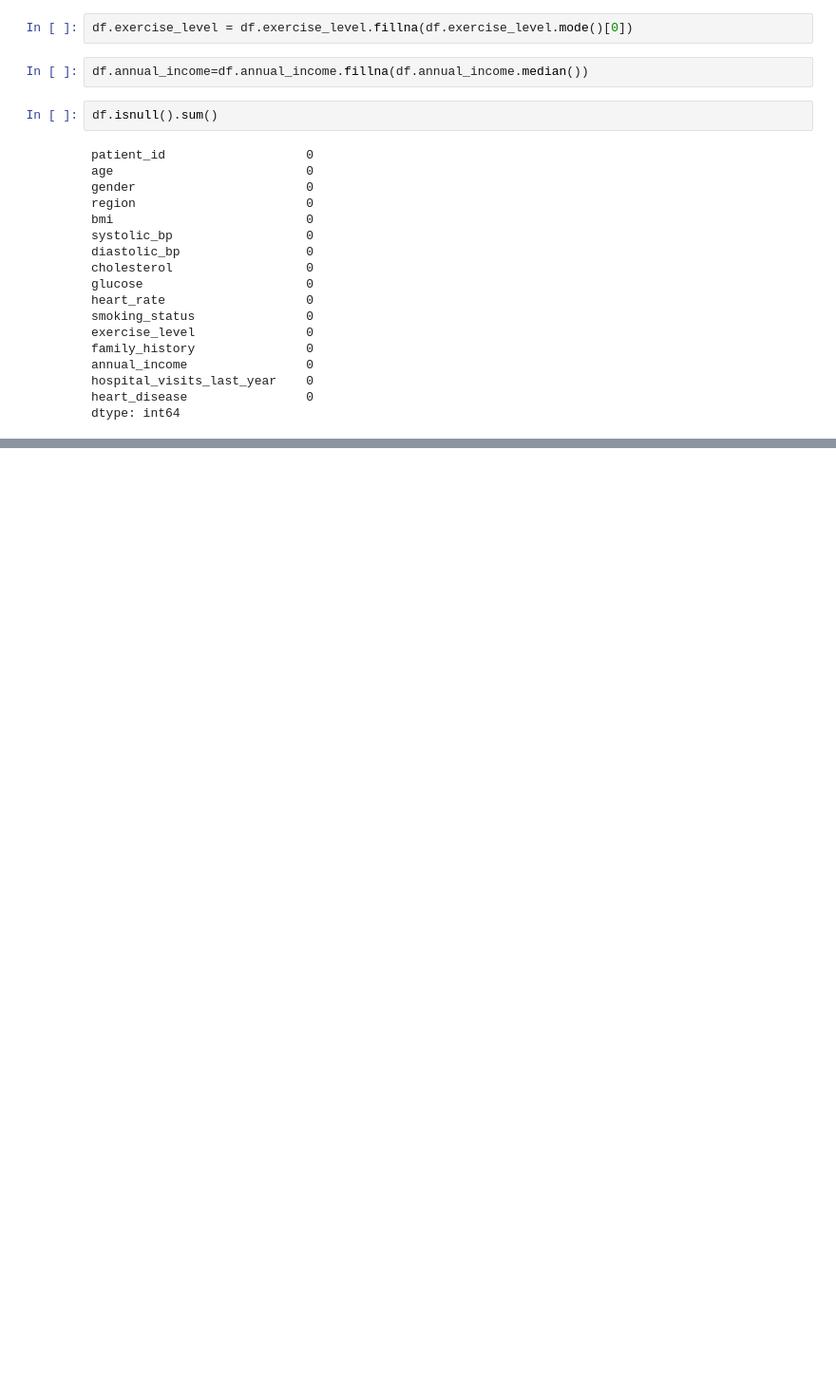
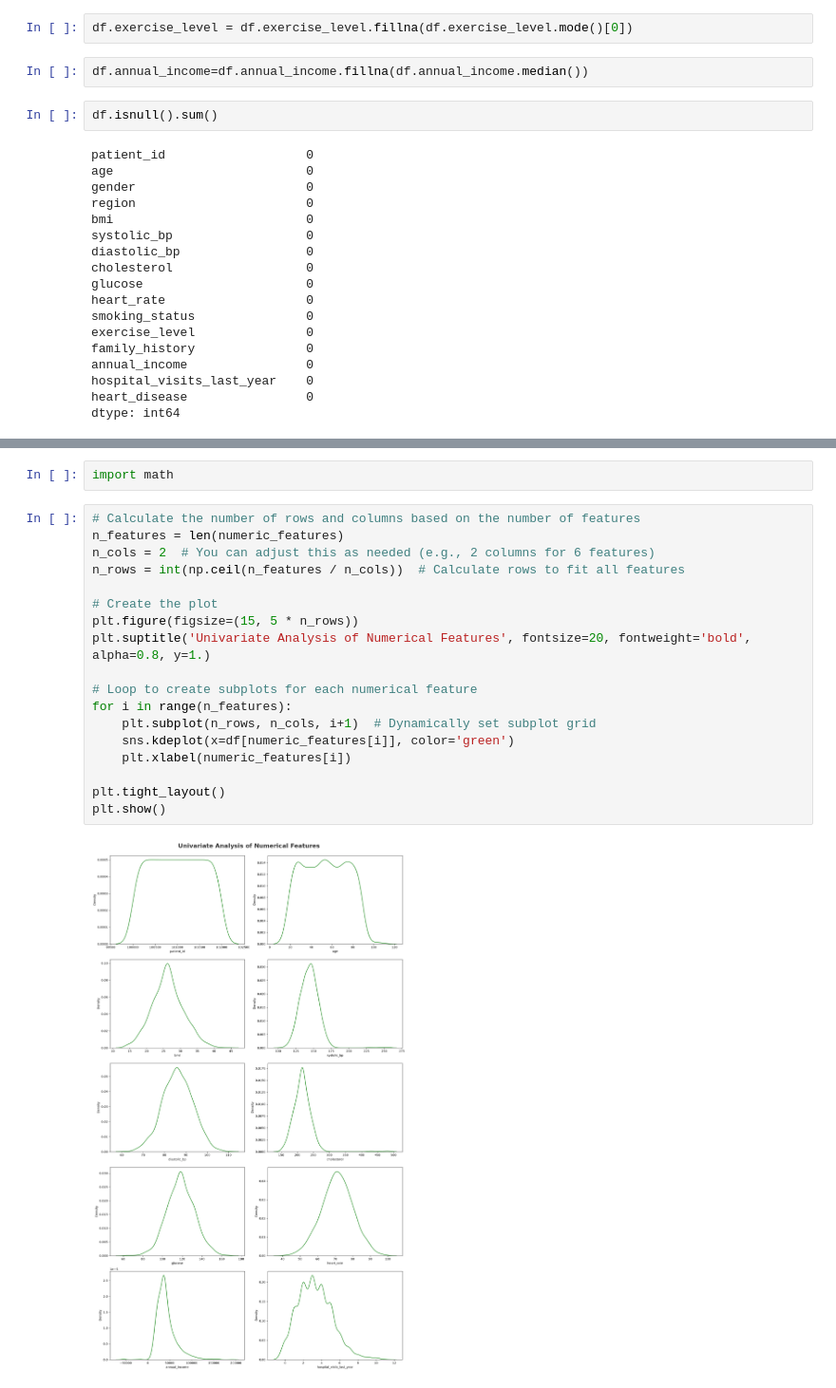
Before and after one commit to laxmanclinilaunch-hub/AI-ML-8-9-, a Jupyter notebook: 2.EDA/EDA_project.ipynb, the cells around one changed output, grey strips where cells are left out. Shown at 95% size. Drawn from its saved outputs; the diff is of its cells as text; blank space fills up the shorter version.

```diff
--- a/2.EDA/EDA_project.ipynb
+++ b/2.EDA/EDA_project.ipynb
@@ -362,0 +549,22 @@ dtype: int64
+# %%
+import math
+# %%
+# Calculate the number of rows and columns based on the number of features
+n_features = len(numeric_features)
+n_cols = 2  # You can adjust this as needed (e.g., 2 columns for 6 features)
+n_rows = int(np.ceil(n_features / n_cols))  # Calculate rows to fit all features
+
+# Create the plot
+plt.figure(figsize=(15, 5 * n_rows))
+plt.suptitle('Univariate Analysis of Numerical Features', fontsize=20, fontweight='bold', alpha=0.8, y=1.)
+
+# Loop to create subplots for each numerical feature
+for i in range(n_features):
+    plt.subplot(n_rows, n_cols, i+1)  # Dynamically set subplot grid
+    sns.kdeplot(x=df[numeric_features[i]], color='green')
+    plt.xlabel(numeric_features[i])
+
+plt.tight_layout()
+plt.show()
+# %% [output]
+[figure, added]
```
Also changed, not shown: parts of 24 cells of this notebook.
